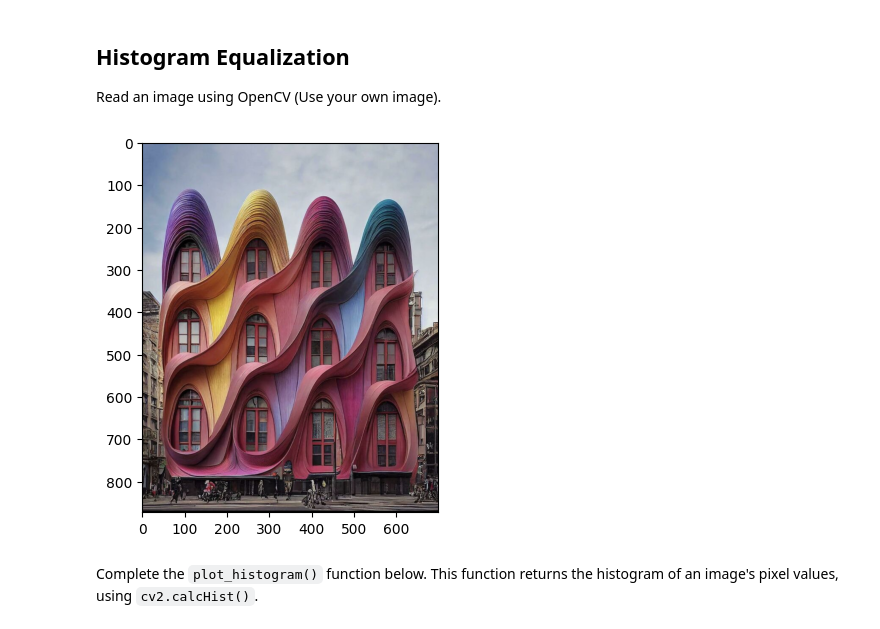
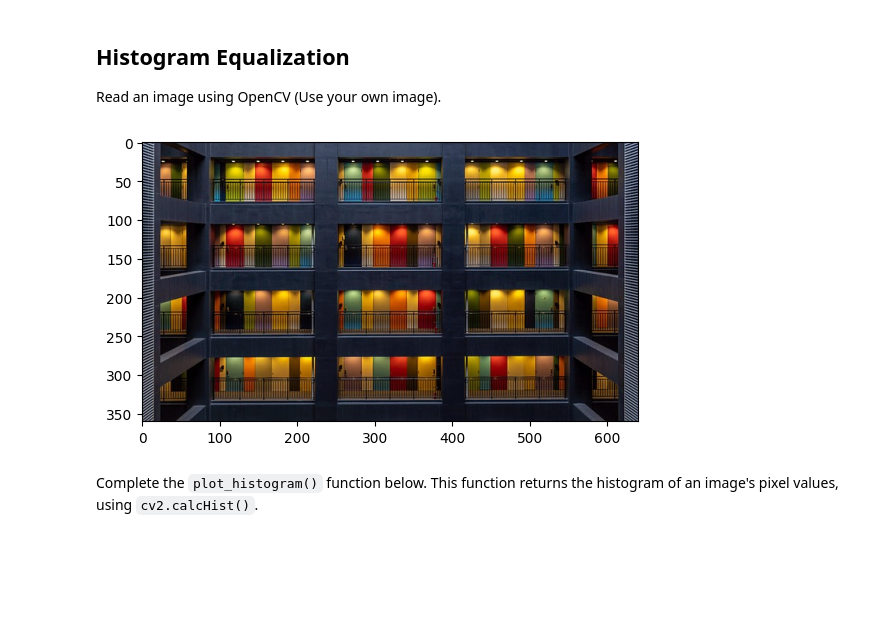
Before and after one commit to nickvivat/ImageProcessing, a Jupyter notebook: Week2/Lab2_2_Image-Enhancement-with-Statistical-Operation.ipynb, the cells around one changed output. Saved outputs shown, nothing was run; the diff lists cells and outputs as text; code cells hidden in the pictures; blank space fills up the shorter version.

```diff
--- a/Week2/Lab2_2_Image-Enhancement-with-Statistical-Operation.ipynb
+++ b/Week2/Lab2_2_Image-Enhancement-with-Statistical-Operation.ipynb
@@ -12,12 +12,13 @@ from mpl_toolkits.axes_grid1 import ImageGrid
 Read an image using OpenCV (Use your own image).
 # %%
 ### START CODE HERE ###
-img = cv2.cvtColor(cv2.imread(r'C:\Users\Nickv\Documents\ImageProcessing\Week2\asset\building.jpeg'), cv2.COLOR_BGR2RGB)
+path = r'C:\Users\Nickv\Documents\ImageProcessing\Week2\asset\apartment.jpg'
+img = cv2.cvtColor(cv2.imread(path), cv2.COLOR_BGR2RGB)
 plt.imshow(img)
 plt.show()
 ### END CODE HERE ###
 # %% [output]
-[figure, old version]
+[figure, new version]
 # %% [markdown]
 Complete the `plot_histogram()` function below. This function returns the histogram of an image's pixel values, using `cv2.calcHist()`.
 # %%
```
Also changed, not shown: parts of 8 cells of this notebook, 1 other file.
